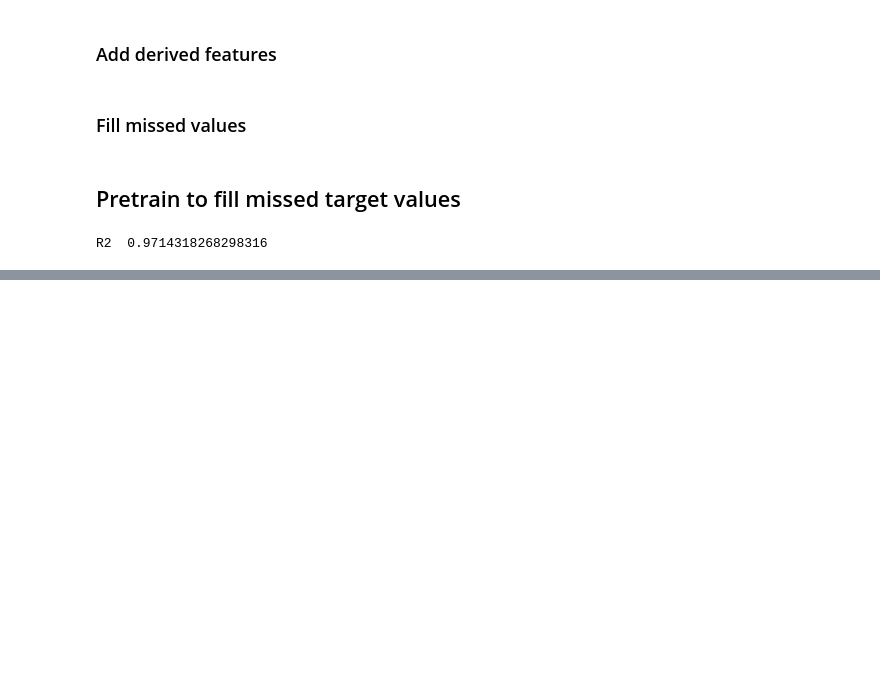
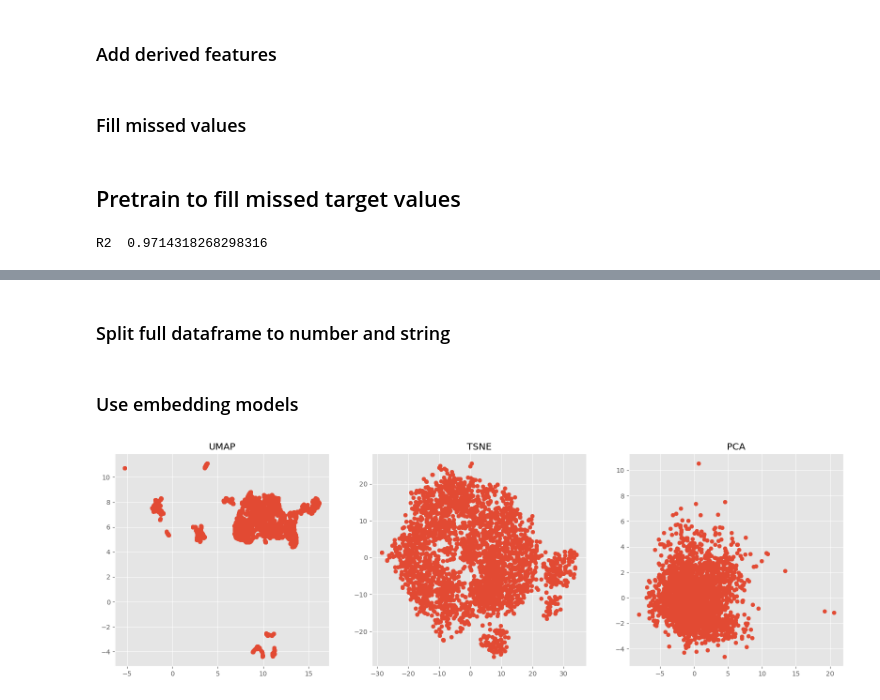
Before and after one commit to raulgad/House_Prices, a Jupyter notebook: House Prices.ipynb, the cells around one changed output, grey strips where cells are left out. Cells and saved outputs as stored; diff of their text form; code cells hidden in the pictures; blank space fills up the shorter version.

```diff
--- a/House Prices.ipynb
+++ b/House Prices.ipynb
@@ -418,0 +149,35 @@ Successfully submitted to House Prices - Advanced Regression Techniques
+# %% [markdown]
+### Split full dataframe to number and string
+# %%
+train = pd.concat([num_train, str_train], axis=1, sort=True).reset_index(drop=True)
+test = pd.concat([num_test, str_test], axis=1, sort=True).reset_index(drop=True)
+full = pd.concat([train, test], sort=True).reset_index(drop=True)
+# %%
+str = full.select_dtypes(include=[object])
+num = full.select_dtypes(exclude=[object])
+# Fill none number elements
+num = fillna(num)
+# %% [markdown]
+### Use embedding models
+# %%
+# Set 3 dimensions to get on the output
+pca = PCA(n_components=3)
+tsne = TSNE(n_components=3, perplexity=50)
+umap = UMAP(n_components=3, n_neighbors=5)
+# Normilize
+X = StandardScaler().fit_transform(num.drop('SalePrice', axis=1))
+# Train
+X_pca = pca.fit_transform(X)
+X_tsne = tsne.fit_transform(X)
+X_umap = umap.fit_transform(X)
+# %%
+# Draw
+fig, (ax1, ax2, ax3) = plt.subplots(1, 3, figsize=(20, 6))
+ax1.scatter(X_umap[:, 0], X_umap[:, 1])
+ax2.scatter(X_tsne[:, 0], X_tsne[:, 1])
+ax3.scatter(X_pca[:, 0], X_pca[:, 1])
+ax1.set_title('UMAP')
+ax2.set_title('TSNE')
+ax3.set_title('PCA');
+# %% [output]
+[figure, added]
```
Also changed, not shown: parts of 65 cells of this notebook.
